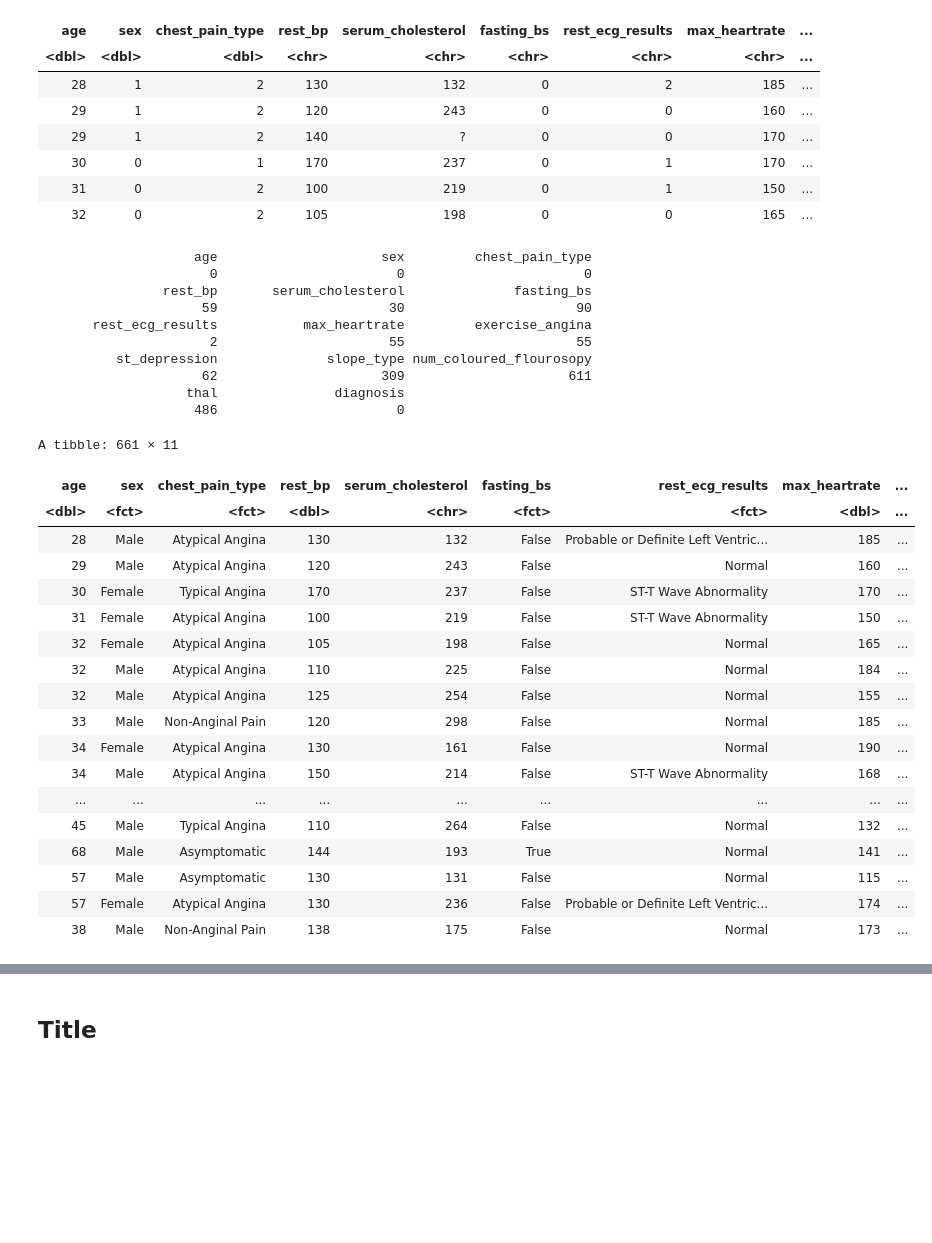
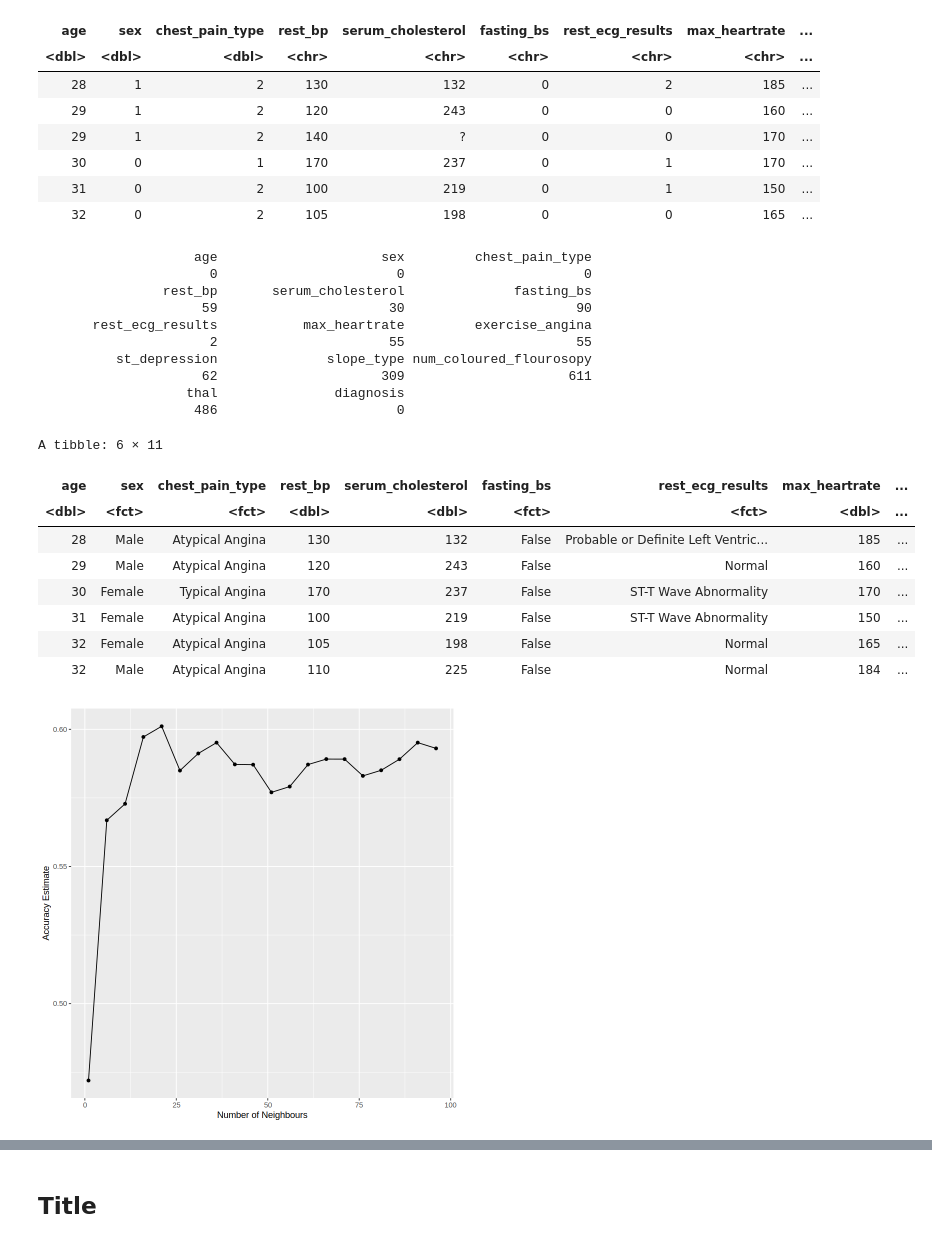
Before and after one commit to blu-01/DSCI-100-003-Group-21, a Jupyter notebook: proposal rough work/FinalProposal.ipynb, the cells around one changed output, grey strips where cells are left out. Saved outputs shown, nothing was run; the diff lists cells and outputs as text; code cells hidden in the pictures; blank space fills up the shorter version.

Commit message:
Added tuned model and prediction against testing data

```diff
--- a/proposal rough work/FinalProposal.ipynb
+++ b/proposal rough work/FinalProposal.ipynb
@@ -106,11 +106,11 @@ for(i in 1:nrow(editedData)) {       # for-loop over rows
       editedData$chest_pain_type[i] <- "Asymptomatic"
     }
 
-    if(editedData$diagnosis[i] == 0){
-      editedData$diagnosis[i] <- "< 50% Diameter Narrowing"
-    }else{
-      editedData$diagnosis[i] <- "> 50% Diameter Narrowing"
-    }
+#    if(editedData$diagnosis[i] == 0){
+#      editedData$diagnosis[i] <- "< 50% Diameter Narrowing"
+#    }else{
+#      editedData$diagnosis[i] <- "> 50% Diameter Narrowing"
+#    }
 
     if(!is.na(editedData$rest_ecg_results[i])){
        if(editedData$rest_ecg_results[i] == 0){
@@ -152,50 +152,40 @@ for(i in 1:nrow(editedData)) {       # for-loop over rows
 }
 #Removing incorrect 0 values
  editedData <- editedData |>
     filter(age != 0) |>
     filter(rest_bp != 0) |>
     filter(serum_cholesterol != 0) |>
     filter(max_heartrate != 0)
 #Changing data types
 editedData <- editedData |>
     mutate(sex = as.factor(sex)) |>
     mutate(chest_pain_type = as.factor(chest_pain_type)) |>
     mutate(rest_bp = as.numeric(rest_bp)) |>
+    mutate(serum_cholesterol = as.numeric(serum_cholesterol)) |>
     mutate(fasting_bs = as.factor(fasting_bs)) |>
     mutate(rest_ecg_results = as.factor(rest_ecg_results)) |>
     mutate(max_heartrate = as.numeric(max_heartrate)) |>
     mutate(exercise_angina = as.factor(exercise_angina)) |>
     mutate(st_depression = as.numeric(st_depression)) |>
     mutate(diagnosis = as.factor(diagnosis))
-#editedData |> distinct()
-editedData
+head(editedData)
 # %% [output]
                     age                     sex         chest_pain_type
                       0                       0                       0
                 rest_bp       serum_cholesterol              fasting_bs
                      59                      30                      90
        rest_ecg_results           max_heartrate         exercise_angina
                       2                      55                      55
           st_depression              slope_type num_coloured_flourosopy
                      62                     309                     611
                    thal               diagnosis
                     486                       0
-A tibble: 661 × 11
+A tibble: 6 × 11
 | age | sex | chest_pain_type | rest_bp | serum_cholesterol | fasting_bs | rest_ecg_results | max_heartrate | ... |
-| <dbl> | <fct> | <fct> | <dbl> | <chr> | <fct> | <fct> | <dbl> | ... |
+| <dbl> | <fct> | <fct> | <dbl> | <dbl> | <fct> | <fct> | <dbl> | ... |
 | 28 | Male | Atypical Angina | 130 | 132 | False | Probable or Definite Left Ventric... | 185 | ... |
 | 29 | Male | Atypical Angina | 120 | 243 | False | Normal | 160 | ... |
 | 30 | Female | Typical Angina | 170 | 237 | False | ST-T Wave Abnormality | 170 | ... |
 | 31 | Female | Atypical Angina | 100 | 219 | False | ST-T Wave Abnormality | 150 | ... |
 | 32 | Female | Atypical Angina | 105 | 198 | False | Normal | 165 | ... |
 | 32 | Male | Atypical Angina | 110 | 225 | False | Normal | 184 | ... |
-| 32 | Male | Atypical Angina | 125 | 254 | False | Normal | 155 | ... |
-| 33 | Male | Non-Anginal Pain | 120 | 298 | False | Normal | 185 | ... |
-| 34 | Female | Atypical Angina | 130 | 161 | False | Normal | 190 | ... |
-| 34 | Male | Atypical Angina | 150 | 214 | False | ST-T Wave Abnormality | 168 | ... |
-| ... | ... | ... | ... | ... | ... | ... | ... | ... |
-| 45 | Male | Typical Angina | 110 | 264 | False | Normal | 132 | ... |
-| 68 | Male | Asymptomatic | 144 | 193 | True | Normal | 141 | ... |
-| 57 | Male | Asymptomatic | 130 | 131 | False | Normal | 115 | ... |
-| 57 | Female | Atypical Angina | 130 | 236 | False | Probable or Definite Left Ventric... | 174 | ... |
-| 38 | Male | Non-Anginal Pain | 138 | 175 | False | Normal | 173 | ... |
@@ -201,0 +198,30 @@ A tibble: 661 × 11
+# %%
+set.seed(100)
+
+knn_tune <- nearest_neighbor(weight_func = "rectangular", neighbors = tune()) |>
+    set_engine("kknn") |>
+    set_mode("classification")
+
+heart_recipe <- recipe(chest_pain_type ~ ., data = data_train) |>
+    step_scale(age, serum_cholesterol, rest_bp, max_heartrate, st_depression) |>
+    step_center(age, serum_cholesterol, rest_bp, max_heartrate, st_depression)
+
+heart_refold <- vfold_cv(data_train, v = 5, strata = chest_pain_type)
+
+k_vals_wide <- tibble(neighbors = seq(from = 1, to = 100, by = 5))
+
+resample_results_wide <- workflow() |>
+    add_recipe(heart_recipe) |>
+    add_model(knn_tune) |>
+    tune_grid(resamples = heart_refold, grid = k_vals_wide) |>
+    collect_metrics()
+
+cross_val_plot_wide <- resample_results_wide |>
+    filter(.metric == "accuracy") |>
+    ggplot(aes(x = neighbors, y = mean)) +
+    geom_point() +
+    geom_line() +
+    labs(x = "Number of Neighbours", y = "Accuracy Estimate")
+cross_val_plot_wide
+# %% [output]
+[figure, added]
```
Also changed, not shown: parts of 3 cells of this notebook.
